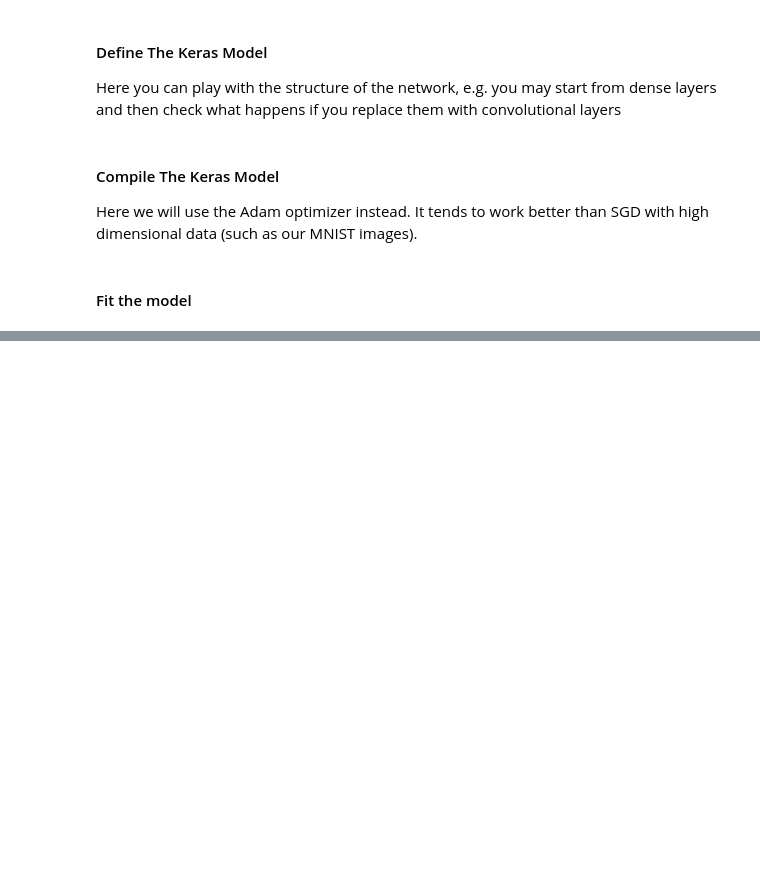
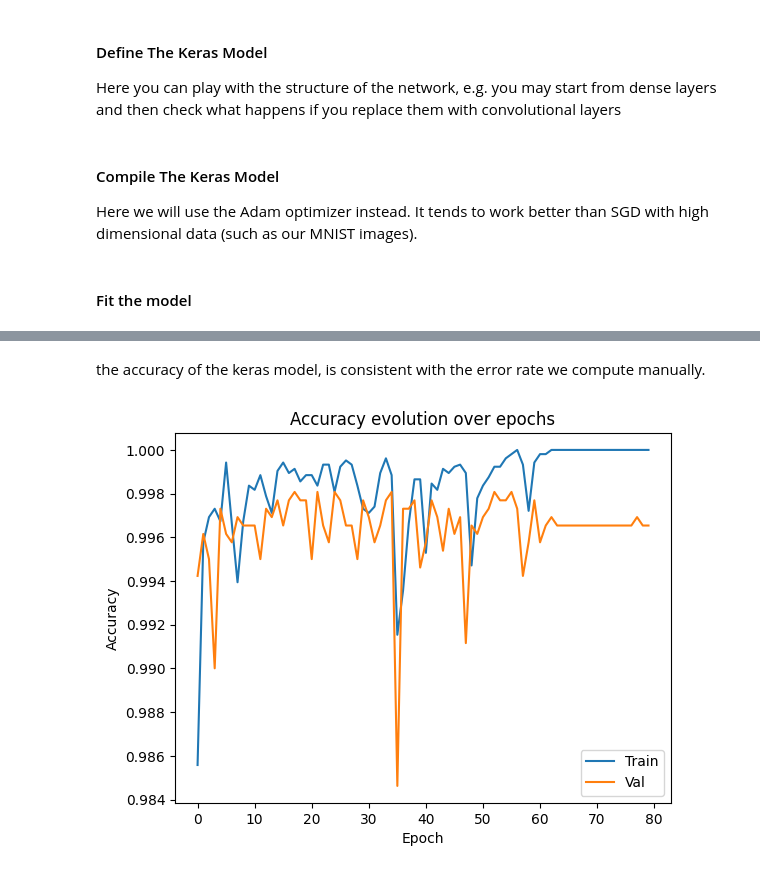
Before and after one commit to mariomine88/Unige_code, a Jupyter notebook: Master/First/ML/lab5/Lab5-NNs.ipynb, the cells around one changed output, grey strips where cells are left out. Saved outputs shown, nothing was run; the diff lists cells and outputs as text; code cells hidden in the pictures; blank space fills up the shorter version.

```diff
--- a/Master/First/ML/lab5/Lab5-NNs.ipynb
+++ b/Master/First/ML/lab5/Lab5-NNs.ipynb
@@ -237,7 +361,12 @@ Here you can play with the structure of the network, e.g. you may start from den
 model = Sequential()
 # Add hidden layers
 # TODO: Put your code here
-...
+model.add(tf.keras.Input(shape=(28*28,)))
+model.add(Dense(300, activation='relu'))
+model.add(Dense(500, activation='relu'))
+model.add(Dense(200, activation='relu'))
+model.add(Dense(100, activation='relu'))
+model.add(Dense(20, activation='relu'))
 # This is the last layer, it should have 1 neuron and the sigmoid activation
 model.add(Dense(1, activation='sigmoid'))
 # %% [markdown]
@@ -254,3 +383,9 @@ model.compile(
 #### Fit the model
 # %%
 # Fit the keras model on the dataset
+history = model.fit(
+    Xtr, Ytr,
+    epochs=80,
+    batch_size=32,
+    validation_split=0.2,
+)
@@ -263,2 +425,8 @@ print(f"Test accuracy: {accuracy*100:.2f}%")
+# %% [markdown]
+the accuracy of the keras model, is consistent with the error rate we compute manually.
 # %%
 # Plot training history
+fig, ax = plot_history(history)
+ax.set_title("Accuracy evolution over epochs");
+# %% [output]
+[figure, added]
```
Also changed, not shown: parts of 12 cells of this notebook.
